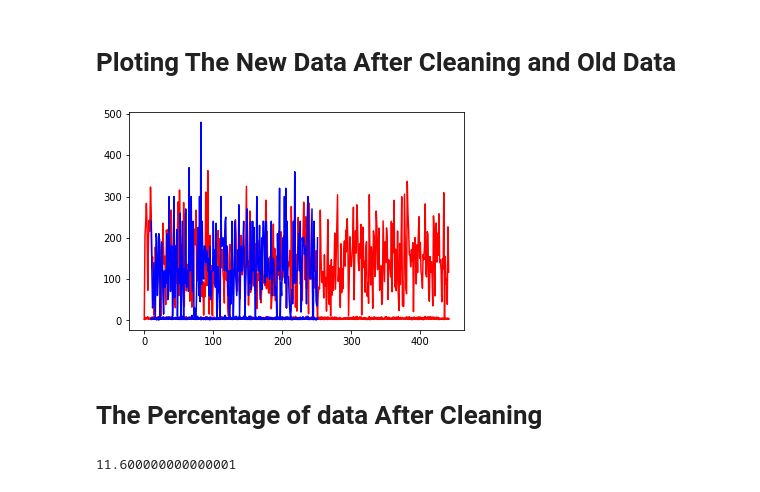
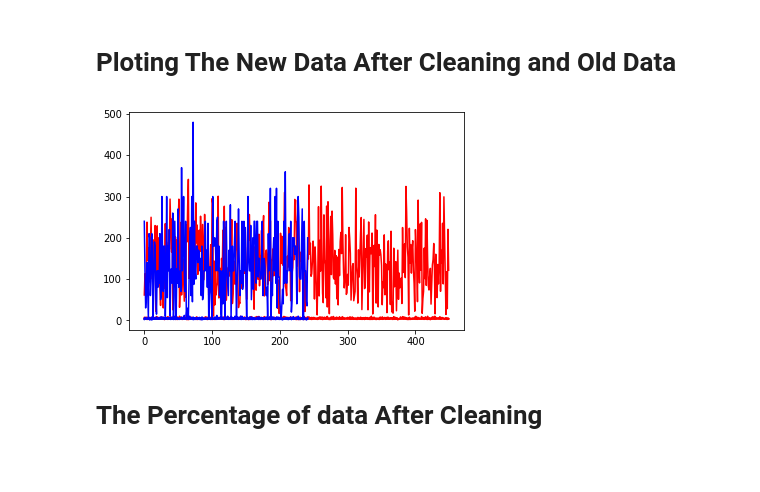
Before and after one commit to OmarMohammed88/GPA_Prediction, a Jupyter notebook: AI.ipynb, the cells around one changed output. Cells and saved outputs as stored; diff of their text form; code cells hidden in the pictures.

```diff
--- a/AI.ipynb
+++ b/AI.ipynb
@@ -23,6 +21,6 @@ data1=data1.drop('Timestamp', axis=1)
 #data1=data1.drop('GPA :', axis=1) Without Label
 # %%
- X=np.array(data1[0:])
+ X=np.array(data)
 # %% [markdown]
 <h2>Covariance Matrix and Mean
 # %%
@@ -95,10 +93,10 @@ Final_Data=constrains_per_min_Road(Cleaned_data3)
 # %%
 # The New Data Represented by red Color
 plt.plot(Final_Data,color='r')
-plt.plot(data1,color='blue')
+plt.plot(data,color='blue')
 plt.show()
 # %% [output]
-[figure, old version]
+[figure, new version]
 # %% [markdown]
 <h1>The Percentage of data After Cleaning</h1>
 # %%
@@ -107,5 +105,3 @@ def Percentage_Of_Cleaning(Size_of_Data,Size_After_cleaning):
    result=((Size_of_Data-Size_After_cleaning)/Size_of_Data)*100
    print(result)
 Percentage_Of_Cleaning(Size_of_Data,Size_After_cleaning)
-# %% [output]
-11.600000000000001
```
Also changed, not shown: parts of 3 cells of this notebook.
